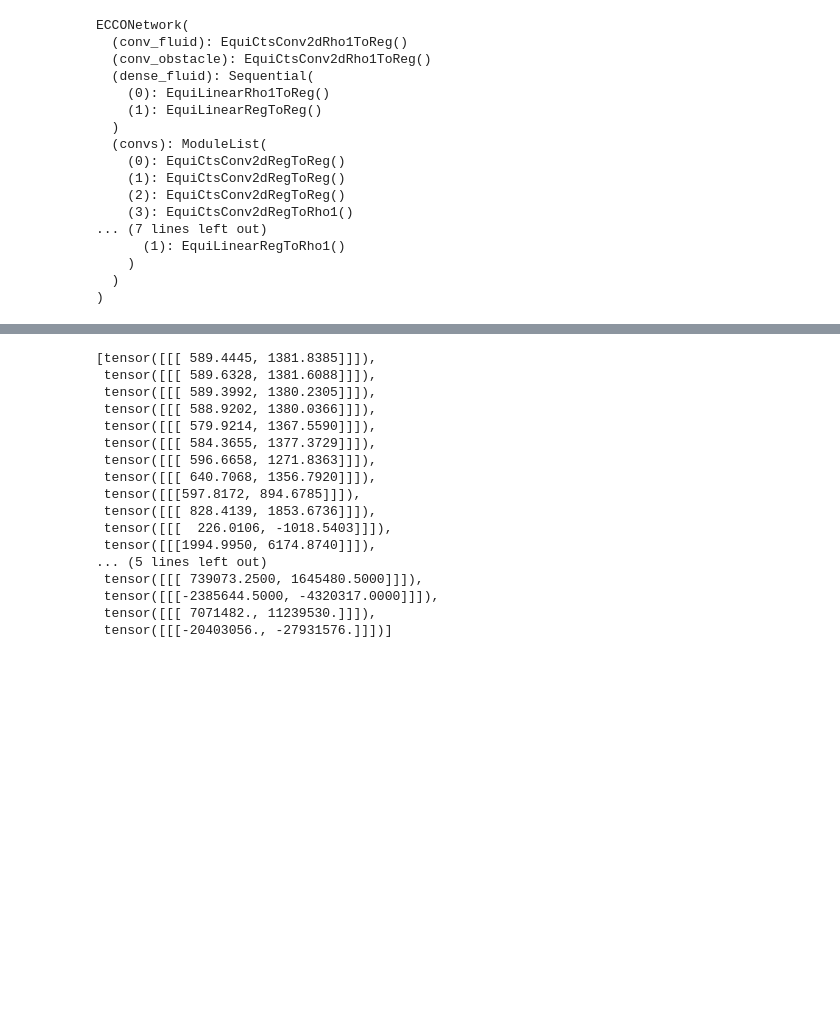
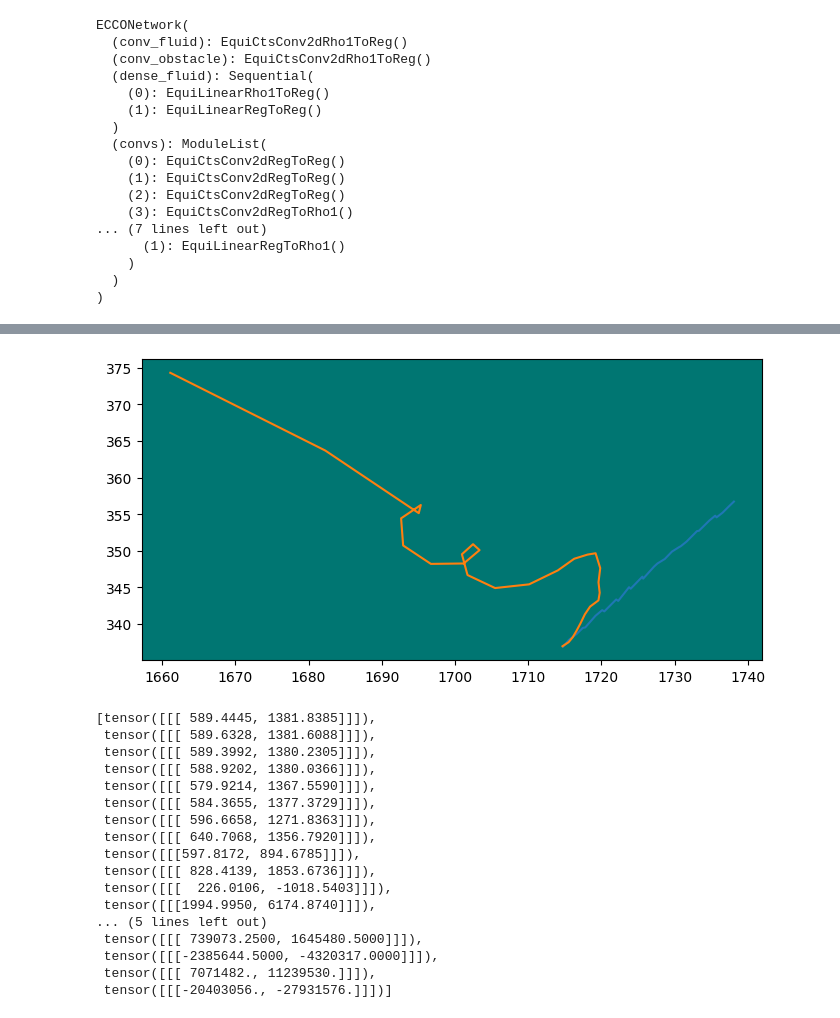
Before and after one commit to huiwenn/misc, a Jupyter notebook: scripts/vis.ipynb, the cells around one changed output, grey strips where cells are left out. Saved outputs shown, nothing was run; the diff lists cells and outputs as text; code cells hidden in the pictures; blank space fills up the shorter version.

```diff
--- a/scripts/vis.ipynb
+++ b/scripts/vis.ipynb
@@ -72,0 +63,23 @@ prediction_gt
+# %%
+fig = plt.figure(0, figsize=(8, 7))
+
+ax = fig.add_subplot(111, aspect='equal')
+
+plt.plot(gt[:,0],gt[:,1])
+plt.plot(pred[:,0],pred[:,1])
+
+scale = 2*np.sqrt(5.991)
+ells = [Ellipse(xy=gaussian[:2],
+                width=scale*gaussian[2],
+                height=scale*gaussian[3],
+                angle=np.arctan(gaussian[4]))
+        for gaussian in pred]
+for e in ells:
+    ax.add_artist(e)
+    e.set_clip_box(ax.bbox)
+    e.set_alpha(0.2)
+    e.set_facecolor("#007672")
+
+plt.show()
+# %% [output]
+[figure, added]
```
Also changed, not shown: parts of 12 cells of this notebook, 16 other files.
